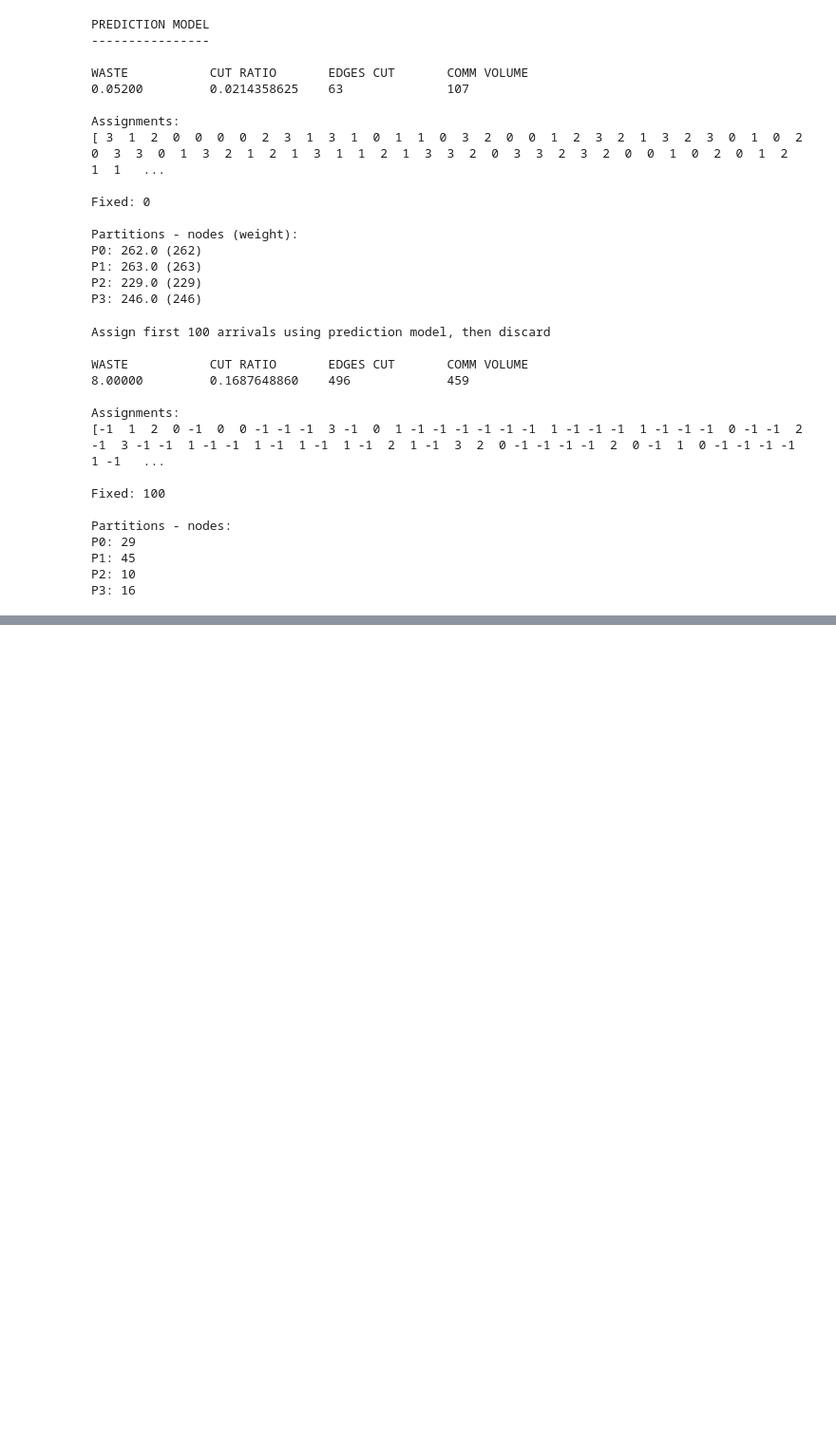
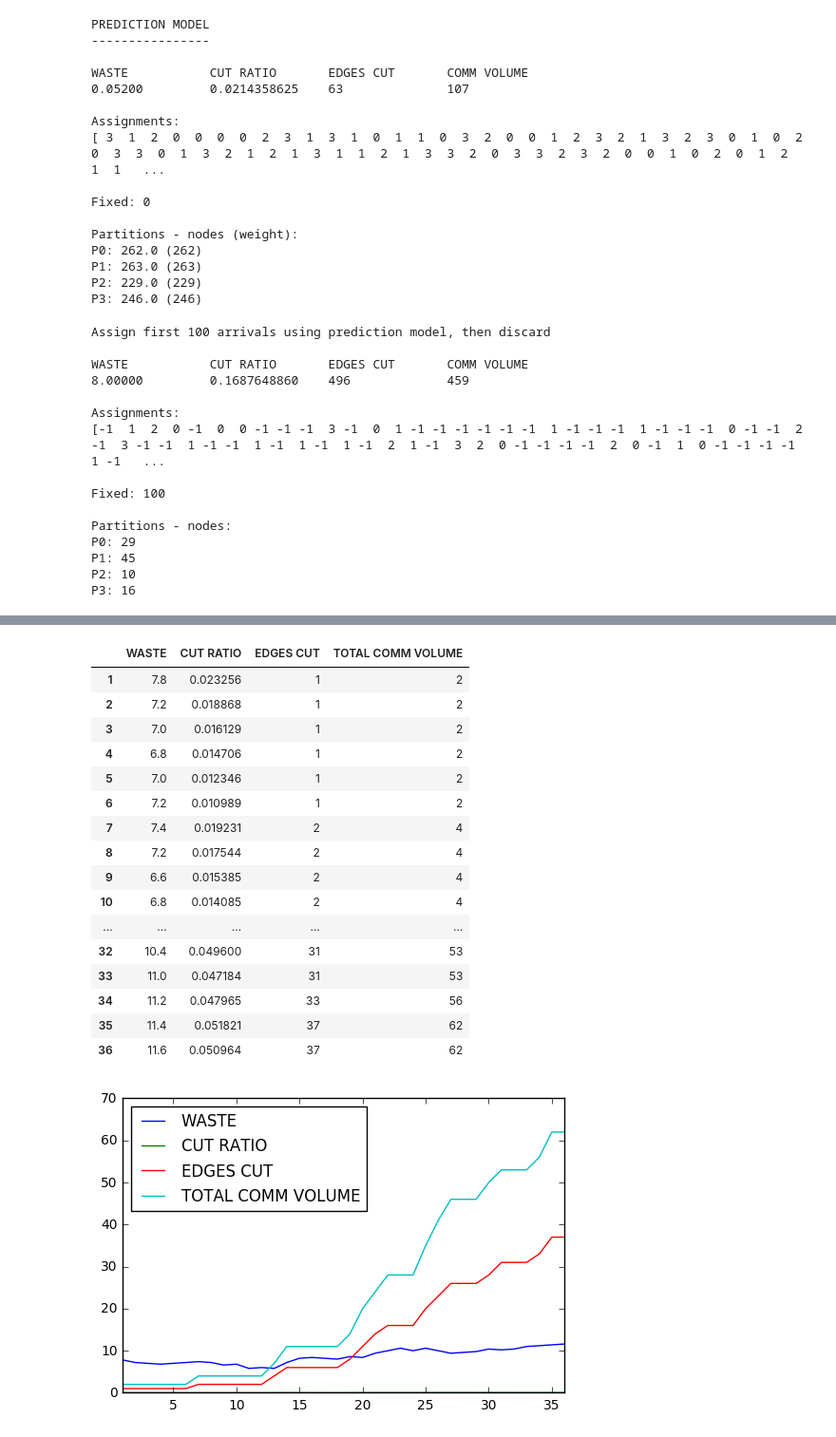
Before and after one commit to sbarakat/graph-partitioning, a Jupyter notebook: graph-partitioning-fennel.ipynb, the cells around one changed output, grey strips where cells are left out. Shown at 95% size. Saved outputs shown, nothing was run; the diff lists cells and outputs as text; code cells hidden in the pictures; blank space fills up the shorter version.

Commit message:
added some charts using pandas

```diff
--- a/graph-partitioning-fennel.ipynb
+++ b/graph-partitioning-fennel.ipynb
@@ -44,7 +44,7 @@ config = {
 
     # Number of arrivals to batch before recalculating alpha and restreaming.
     # When set to 1, one-shot is used with alpha value from above
-    "restream_batches": 100,
+    "restream_batches": 10,
 
     # When the batch size is reached: if set to True, each node is assigned
     # individually as first in first out. If set to False, the entire batch
@@ -171,0 +150,2 @@ P3: 114
+# %%
+m = gp.batch_arrival()
@@ -172,3 +170,31 @@ P3: 114
+# %%
+import pandas as pd
+rows = list(range(1, len(m)+1))
+cols = ["WASTE", "CUT RATIO", "EDGES CUT", "TOTAL COMM VOLUME"]
+
+df = pd.DataFrame(m, index=rows, columns=cols)
+
+df.plot()
+df
+# %% [output]
+|  | WASTE | CUT RATIO | EDGES CUT | TOTAL COMM VOLUME |
+| 1 | 7.8 | 0.023256 | 1 | 2 |
+| 2 | 7.2 | 0.018868 | 1 | 2 |
+| 3 | 7.0 | 0.016129 | 1 | 2 |
+| 4 | 6.8 | 0.014706 | 1 | 2 |
+| 5 | 7.0 | 0.012346 | 1 | 2 |
+| 6 | 7.2 | 0.010989 | 1 | 2 |
+| 7 | 7.4 | 0.019231 | 2 | 4 |
+| 8 | 7.2 | 0.017544 | 2 | 4 |
+| 9 | 6.6 | 0.015385 | 2 | 4 |
+| 10 | 6.8 | 0.014085 | 2 | 4 |
+| ... | ... | ... | ... | ... |
+| 32 | 10.4 | 0.049600 | 31 | 53 |
+| 33 | 11.0 | 0.047184 | 31 | 53 |
+| 34 | 11.2 | 0.047965 | 33 | 56 |
+| 35 | 11.4 | 0.051821 | 37 | 62 |
+| 36 | 11.6 | 0.050964 | 37 | 62 |
+[figure, added]
 # %%
 gp.get_metrics()
 # %% [output]
```
Also changed, not shown: parts of 3 cells of this notebook, 1 other file.
